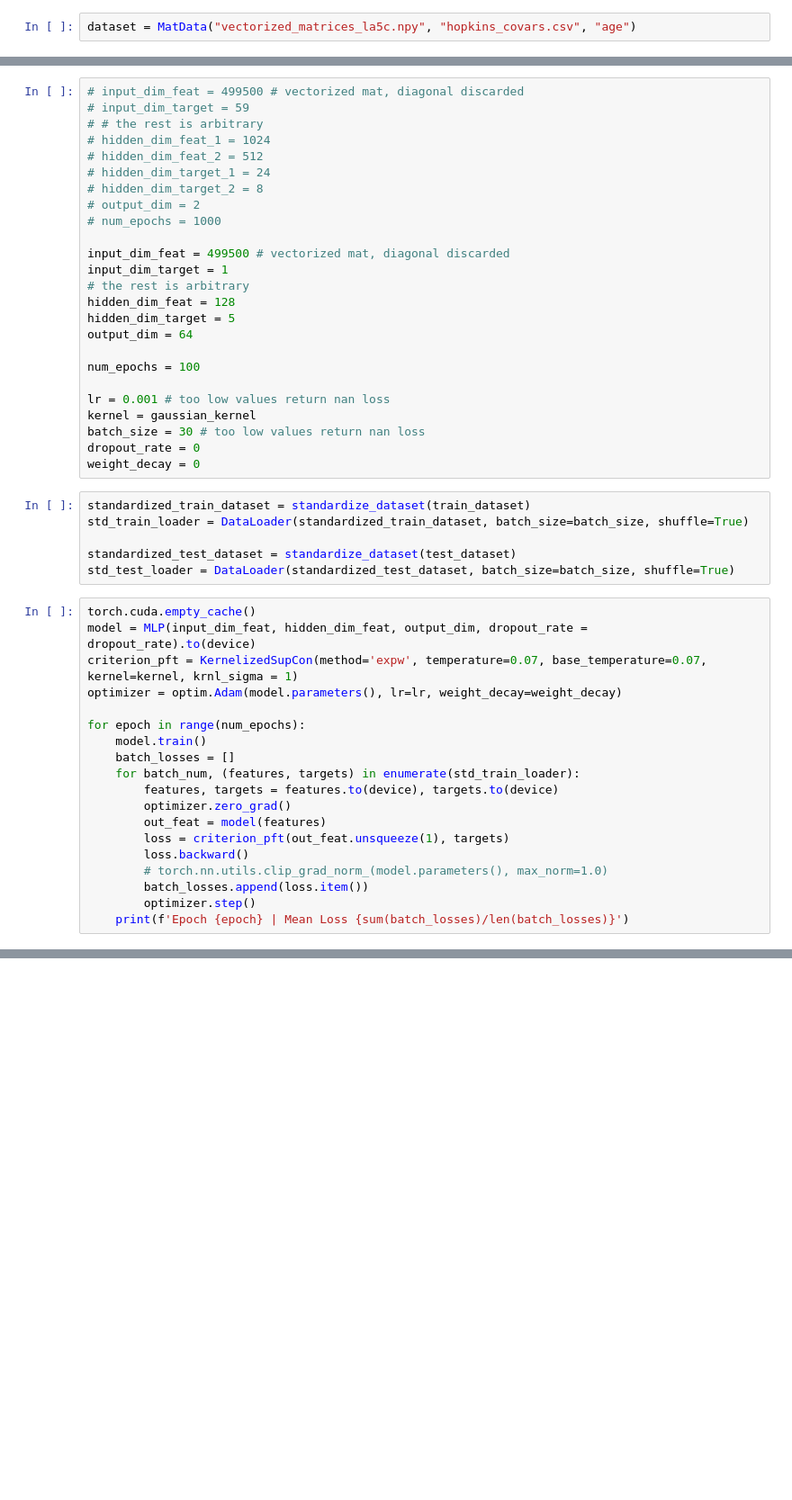
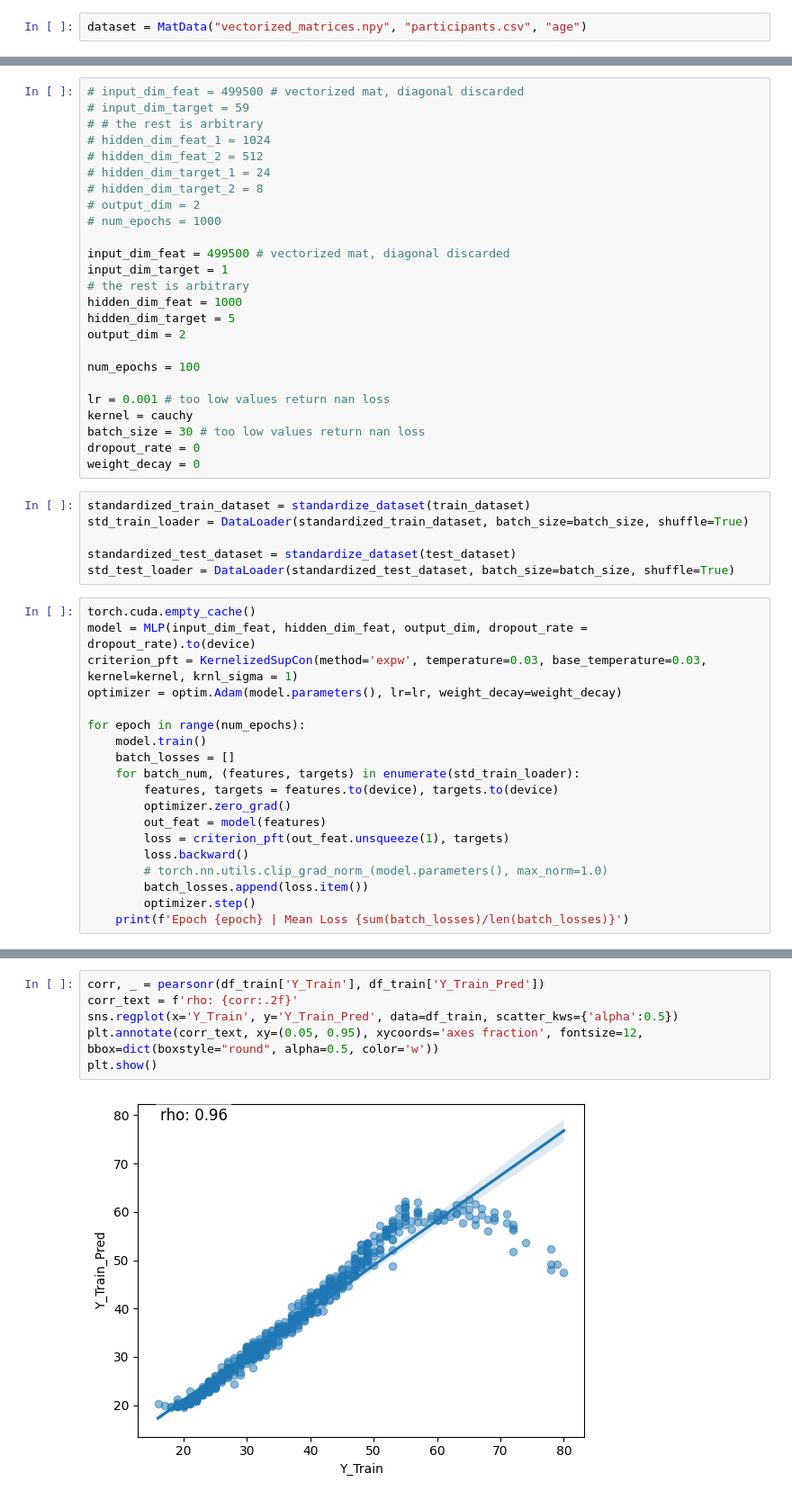
Before and after one commit to victoris93/contrastive-reg, a Jupyter notebook: barbano_rep.ipynb, the cells around one changed output, grey strips where cells are left out. Shown at 90% size. Saved outputs shown, nothing was run; the diff lists cells and outputs as text; blank space fills up the shorter version.

```diff
--- a/barbano_rep.ipynb
+++ b/barbano_rep.ipynb
@@ -240,7 +245,7 @@ def cauchy(x, krnl_sigma):
         x = x - x.T
         return  1. / (krnl_sigma*(x**2) + 1)
 # %%
-dataset = MatData("vectorized_matrices_la5c.npy", "hopkins_covars.csv", "age")
+dataset = MatData("vectorized_matrices.npy", "participants.csv", "age")
 # %%
 train_indices, test_indices = train_test_split(np.arange(len(dataset)), test_size = 0.2, random_state=42) #train_size = 5
 train_dataset = Subset(dataset, train_indices)
@@ -259,14 +264,14 @@ test_dataset = Subset(dataset, test_indices)
 input_dim_feat = 499500 # vectorized mat, diagonal discarded
 input_dim_target = 1
 # the rest is arbitrary
-hidden_dim_feat = 128
+hidden_dim_feat = 1000
 hidden_dim_target = 5
-output_dim = 64
+output_dim = 2
 
 num_epochs = 100
 
 lr = 0.001 # too low values return nan loss
-kernel = gaussian_kernel
+kernel = cauchy
 batch_size = 30 # too low values return nan loss
 dropout_rate = 0
 weight_decay = 0
@@ -279,7 +284,7 @@ std_test_loader = DataLoader(standardized_test_dataset, batch_size=batch_size, s
 # %%
 torch.cuda.empty_cache()
 model = MLP(input_dim_feat, hidden_dim_feat, output_dim, dropout_rate = dropout_rate).to(device)
-criterion_pft = KernelizedSupCon(method='expw', temperature=0.07, base_temperature=0.07, kernel=kernel, krnl_sigma = 1)
+criterion_pft = KernelizedSupCon(method='expw', temperature=0.03, base_temperature=0.03, kernel=kernel, krnl_sigma = 1)
 optimizer = optim.Adam(model.parameters(), lr=lr, weight_decay=weight_decay)
 
 for epoch in range(num_epochs):
@@ -405,0 +405,8 @@ sns.scatterplot(df_test, x = "Y_Test", y="Y_Test_Pred")
+# %%
+corr, _ = pearsonr(df_train['Y_Train'], df_train['Y_Train_Pred'])
+corr_text = f'rho: {corr:.2f}'
+sns.regplot(x='Y_Train', y='Y_Train_Pred', data=df_train, scatter_kws={'alpha':0.5})
+plt.annotate(corr_text, xy=(0.05, 0.95), xycoords='axes fraction', fontsize=12, bbox=dict(boxstyle="round", alpha=0.5, color='w'))
+plt.show()
+# %% [output]
+[figure, added]
```
Also changed, not shown: parts of 30 cells of this notebook, 1 other file.
